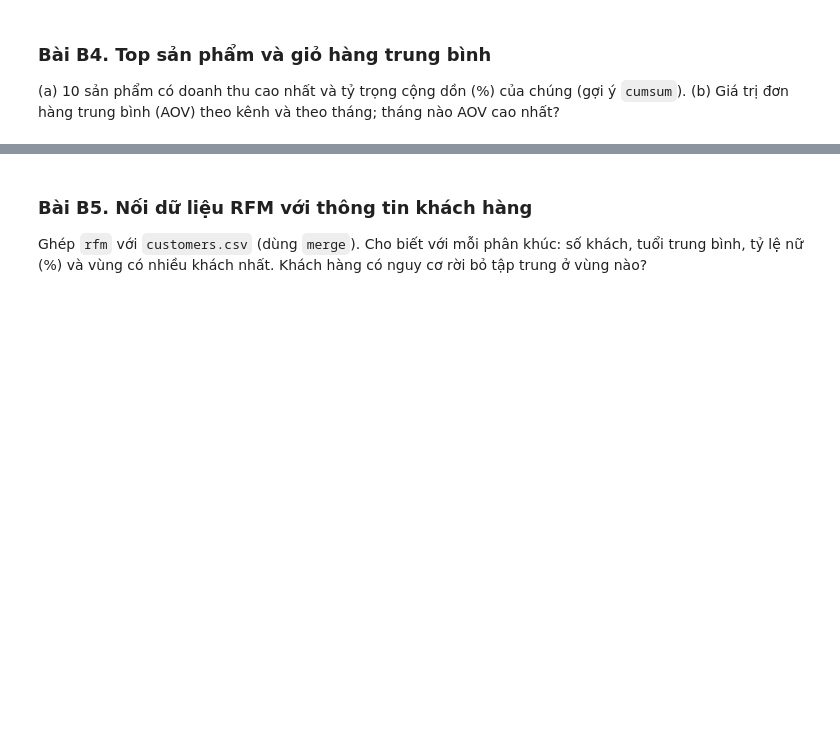
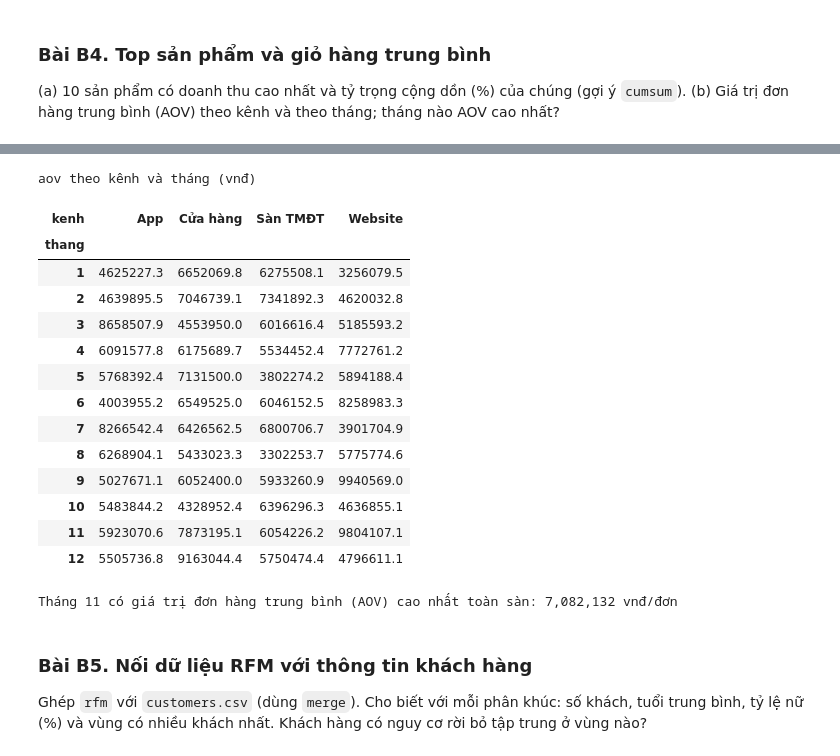
Before and after one commit to Twy-linh/Linh, a Jupyter notebook: Linh/bai_tap/Buoi_05_BaiTap.ipynb, the cells around one changed output, grey strips where cells are left out. Saved outputs shown, nothing was run; the diff lists cells and outputs as text; code cells hidden in the pictures; blank space fills up the shorter version.

```diff
--- a/Linh/bai_tap/Buoi_05_BaiTap.ipynb
+++ b/Linh/bai_tap/Buoi_05_BaiTap.ipynb
@@ -194,3 +447,28 @@ Tạo cột 0/1 cho đơn hủy rồi lấy trung bình theo nhóm = tỷ lệ.
+# %%
+#Giá trọ đơn hàng trung bình (AOV)
+aov_kenh_thang = ht.groupby(["thang", "kenh"])["doanh_thu"].mean().unstack()
+print("aov theo kênh và tháng (vnđ)")
+display(aov_kenh_thang.round(1))
+aov_chung = ht.groupby("thang")["doanh_thu"].mean()
+thang_max = aov_chung.idxmax()
+print(f"Tháng {thang_max} có giá trị đơn hàng trung bình (AOV) cao nhất toàn sàn: {aov_chung.max():,.0f} vnđ/đơn")
+# %% [output]
+aov theo kênh và tháng (vnđ)
+| kenh | App | Cửa hàng | Sàn TMĐT | Website |
+| thang |  |  |  |  |
+| 1 | 4625227.3 | 6652069.8 | 6275508.1 | 3256079.5 |
+| 2 | 4639895.5 | 7046739.1 | 7341892.3 | 4620032.8 |
+| 3 | 8658507.9 | 4553950.0 | 6016616.4 | 5185593.2 |
+| 4 | 6091577.8 | 6175689.7 | 5534452.4 | 7772761.2 |
+| 5 | 5768392.4 | 7131500.0 | 3802274.2 | 5894188.4 |
+| 6 | 4003955.2 | 6549525.0 | 6046152.5 | 8258983.3 |
+| 7 | 8266542.4 | 6426562.5 | 6800706.7 | 3901704.9 |
+| 8 | 6268904.1 | 5433023.3 | 3302253.7 | 5775774.6 |
+| 9 | 5027671.1 | 6052400.0 | 5933260.9 | 9940569.0 |
+| 10 | 5483844.2 | 4328952.4 | 6396296.3 | 4636855.1 |
+| 11 | 5923070.6 | 7873195.1 | 6054226.2 | 9804107.1 |
+| 12 | 5505736.8 | 9163044.4 | 5750474.4 | 4796611.1 |
+Tháng 11 có giá trị đơn hàng trung bình (AOV) cao nhất toàn sàn: 7,082,132 vnđ/đơn
 # %% [markdown]
 ### Bài B5. Nối dữ liệu RFM với thông tin khách hàng
 
```
Also changed, not shown: parts of 17 cells of this notebook.
